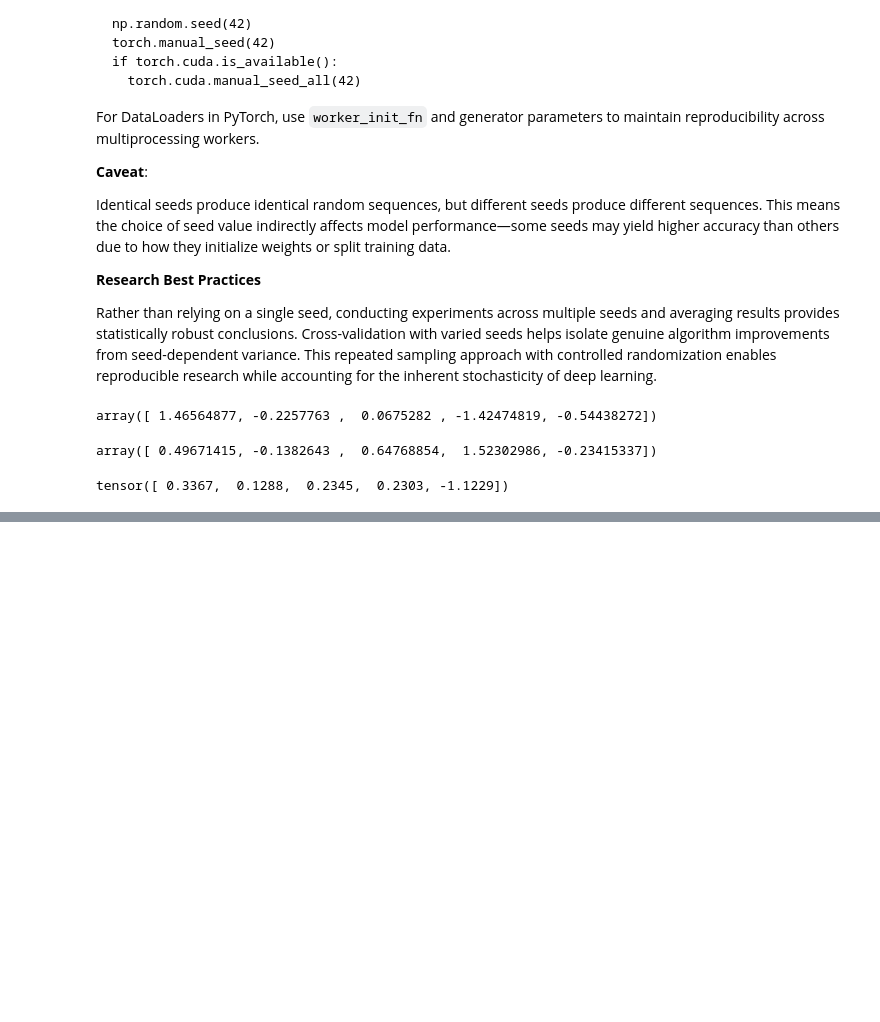
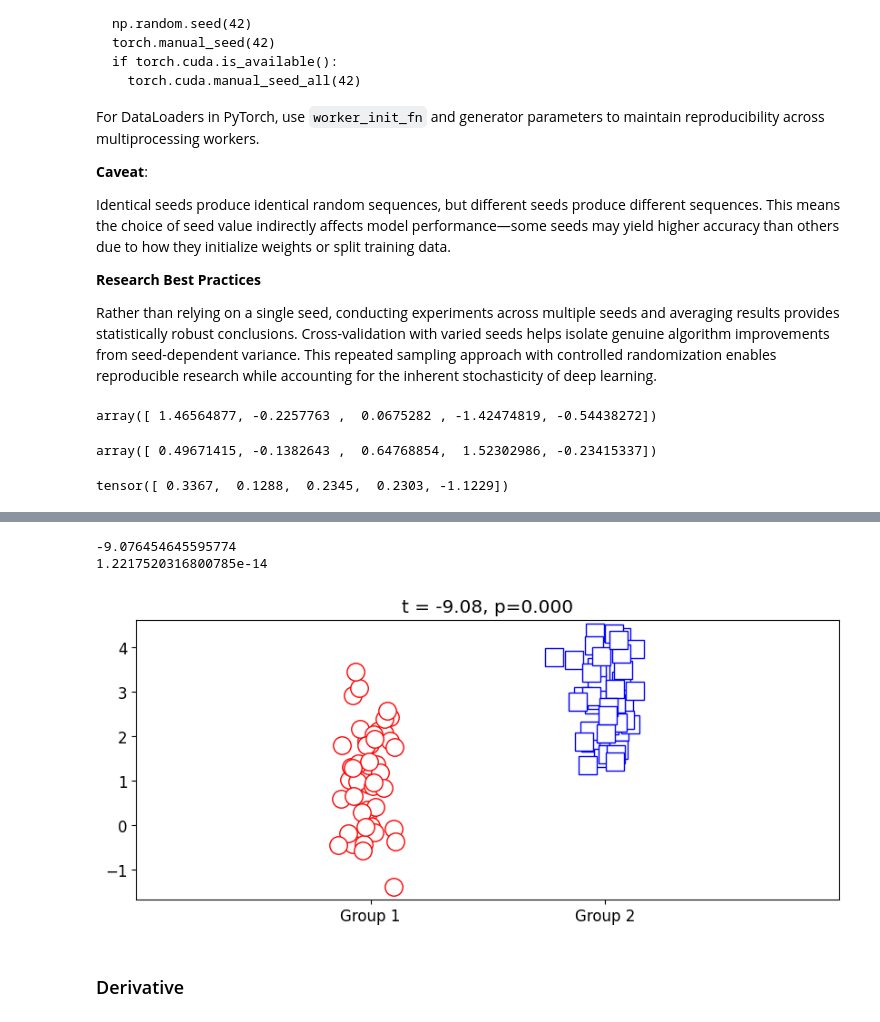
Before and after one commit to sahil-bhatia-iitbhu/deep_understanding_of_deep_learning, a Jupyter notebook: 01_maths.ipynb, the cells around one changed output, grey strips where cells are left out. Saved outputs shown, nothing was run; the diff lists cells and outputs as text; code cells hidden in the pictures; blank space fills up the shorter version.

```diff
--- a/01_maths.ipynb
+++ b/01_maths.ipynb
@@ -728,0 +782,28 @@ tensor([ 0.3367,  0.1288,  0.2345,  0.2303, -1.1229])
+# %%
+# t-test via stats package
+
+# _ind = independent samples
+t,p = stats.ttest_ind(data1,data2)
+print(t)
+print(p)
+# %% [output]
+-9.076454645595774
+1.2217520316800785e-14
+# %%
+# common way to show t-test results in a plot
+fig = plt.figure(figsize=(10,4))
+plt.rcParams.update({'font.size':12}) # change the font size
+
+plt.plot(0+np.random.randn(n1)/15, data1, 'ro',markerfacecolor='w',markersize=14)
+plt.plot(1+np.random.randn(n2)/15, data2, 'bs',markerfacecolor='w',markersize=14)
+plt.xlim([-1,2])
+plt.xticks([0,1],labels=['Group 1','Group 2'])
+
+# set the title to include the t-value and p-value
+plt.title(f't = {t:.2f}, p={p:.3f}')
+
+plt.show()
+# %% [output]
+[figure, added]
+# %% [markdown]
+### Derivative
```
Also changed, not shown: parts of 11 cells of this notebook.
